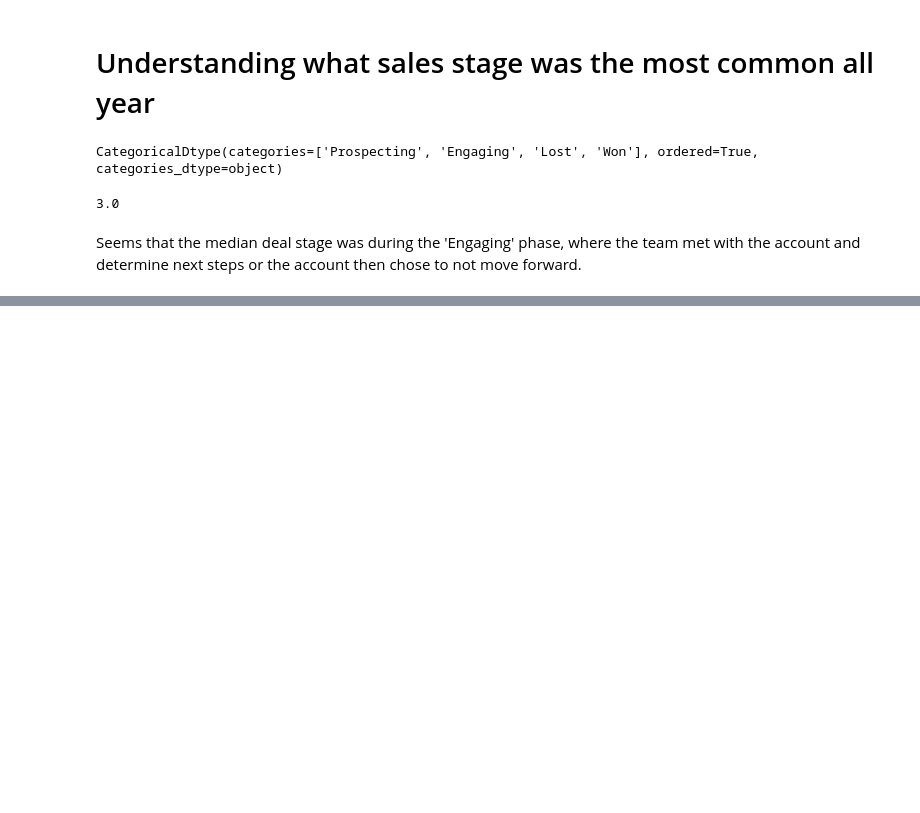
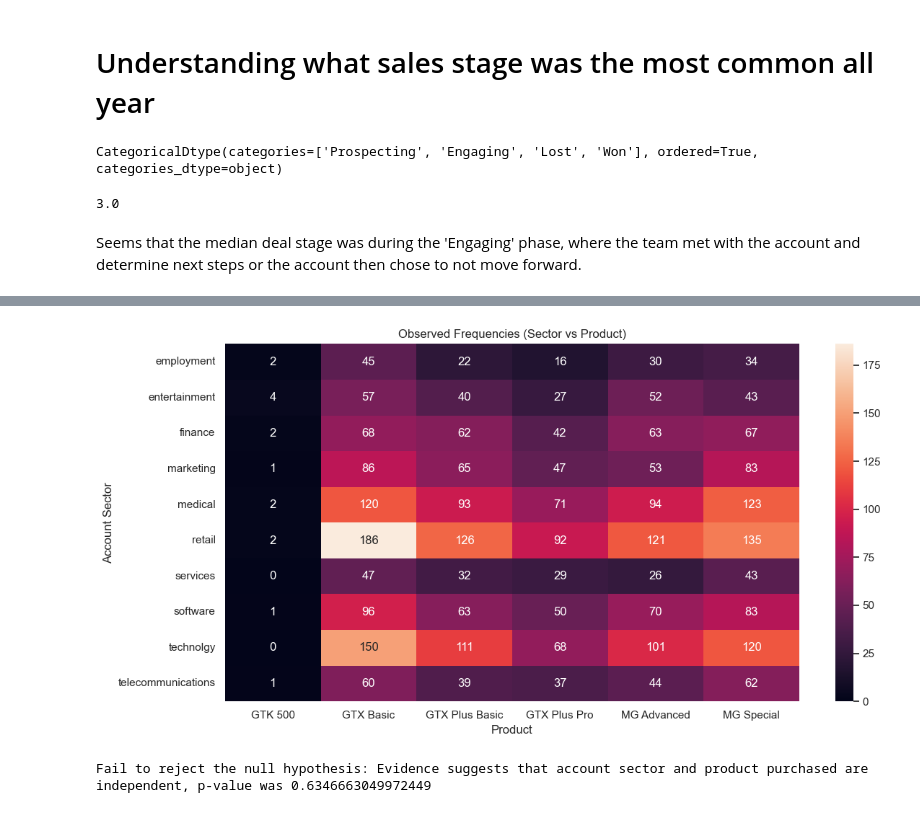
Before and after one commit to YI75/CRM_Analytics, a Jupyter notebook: crm_analytics.ipynb, the cells around one changed output, grey strips where cells are left out. Drawn from its saved outputs; the diff is of its cells as text; code cells hidden in the pictures; blank space fills up the shorter version.

```diff
--- a/crm_analytics.ipynb
+++ b/crm_analytics.ipynb
@@ -763,0 +760,23 @@ Seems that the median deal stage was during the 'Engaging' phase, where the team
+# %%
+#First step is to build out the contigency table, where there are 10 rows of sectors and six columns of products.
+contingecy_table = pd.crosstab(df_sales_data_closed['account_sector'], df_sales_data_closed['product'])
+
+plt.figure(figsize=(12, 6))
+sns.heatmap(contingecy_table, annot=True, fmt="d")
+plt.title("Observed Frequencies (Sector vs Product)")
+plt.ylabel("Account Sector")
+plt.xlabel("Product")
+plt.tight_layout()
+plt.show()
+# %% [output]
+[figure, added]
+# %%
+#Let's tun the
+chi2, pval, dof, contingency_expected = stats.chi2_contingency(contingecy_table)
+
+if pval < 0.05:
+    print("Reject the null hypothesis: Evidence suggests that account sector and product purchased are dependent, p-value was {}".format(pval))
+else:
+    print("Fail to reject the null hypothesis: Evidence suggests that account sector and product purchased are independent, p-value was {}".format(pval))
+# %% [output]
+Fail to reject the null hypothesis: Evidence suggests that account sector and product purchased are independent, p-value was 0.6346663049972449
```
Also changed, not shown: parts of 5 cells of this notebook.
